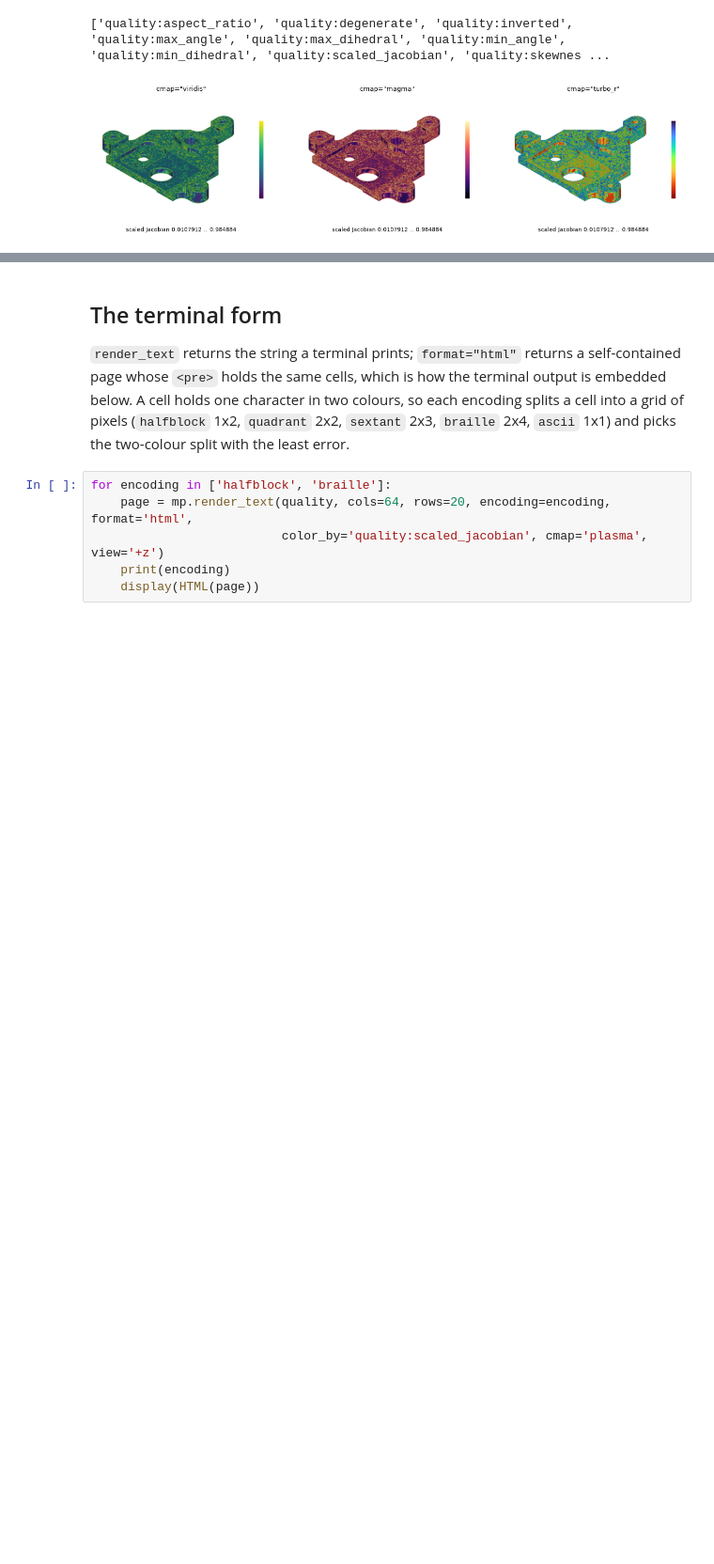
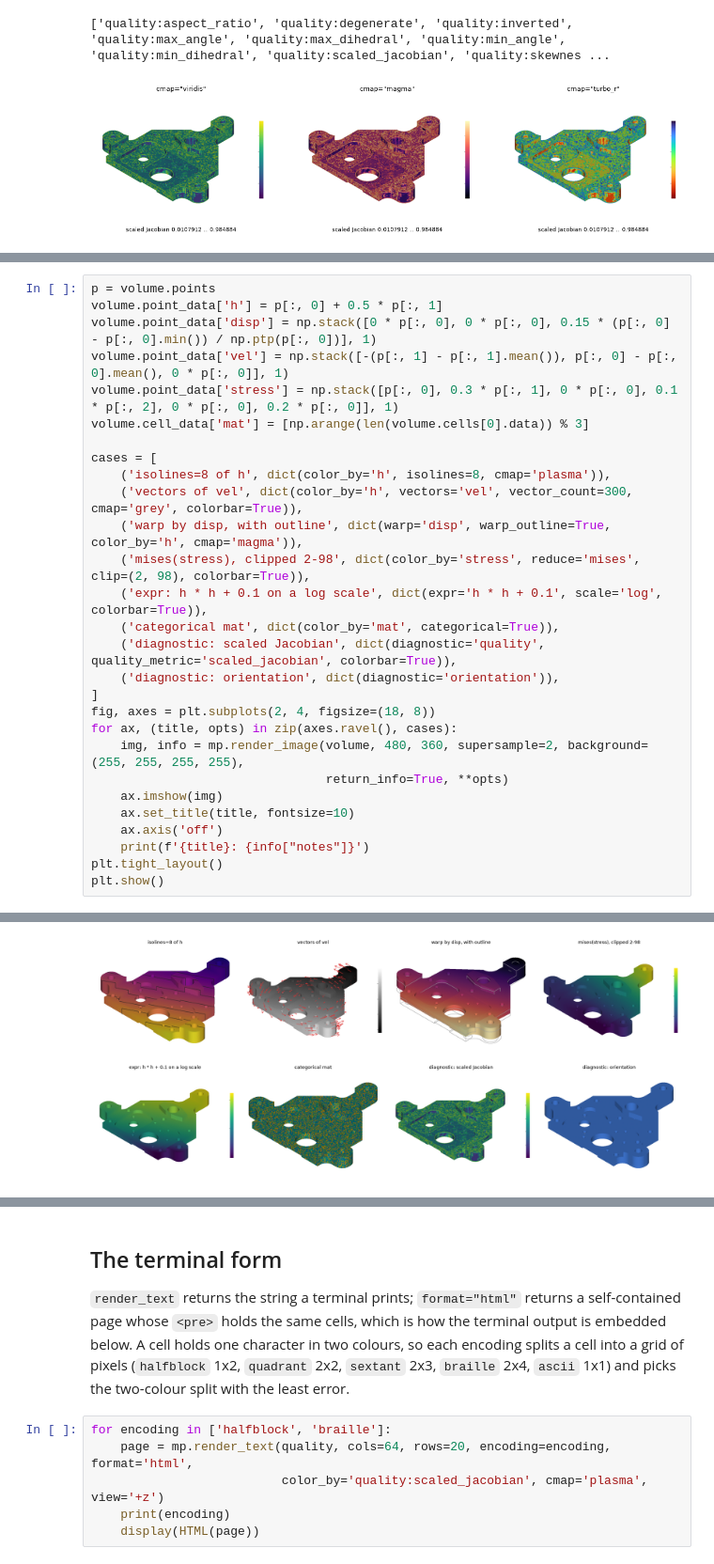
Before and after one commit to loumalouomega/meshioplusplus, a Jupyter notebook: example/python/31_terminal_rendering.ipynb, the cells around one changed output, grey strips where cells are left out. Shown at 94% size. Cells and saved outputs as stored; diff of their text form; blank space fills up the shorter version.

```diff
--- a/example/python/31_terminal_rendering.ipynb
+++ b/example/python/31_terminal_rendering.ipynb
@@ -113,0 +118,29 @@ plt.show()
+# %%
+p = volume.points
+volume.point_data['h'] = p[:, 0] + 0.5 * p[:, 1]
+volume.point_data['disp'] = np.stack([0 * p[:, 0], 0 * p[:, 0], 0.15 * (p[:, 0] - p[:, 0].min()) / np.ptp(p[:, 0])], 1)
+volume.point_data['vel'] = np.stack([-(p[:, 1] - p[:, 1].mean()), p[:, 0] - p[:, 0].mean(), 0 * p[:, 0]], 1)
+volume.point_data['stress'] = np.stack([p[:, 0], 0.3 * p[:, 1], 0 * p[:, 0], 0.1 * p[:, 2], 0 * p[:, 0], 0.2 * p[:, 0]], 1)
+volume.cell_data['mat'] = [np.arange(len(volume.cells[0].data)) % 3]
+
+cases = [
+    ('isolines=8 of h', dict(color_by='h', isolines=8, cmap='plasma')),
+    ('vectors of vel', dict(color_by='h', vectors='vel', vector_count=300, cmap='grey', colorbar=True)),
+    ('warp by disp, with outline', dict(warp='disp', warp_outline=True, color_by='h', cmap='magma')),
+    ('mises(stress), clipped 2-98', dict(color_by='stress', reduce='mises', clip=(2, 98), colorbar=True)),
+    ('expr: h * h + 0.1 on a log scale', dict(expr='h * h + 0.1', scale='log', colorbar=True)),
+    ('categorical mat', dict(color_by='mat', categorical=True)),
+    ('diagnostic: scaled Jacobian', dict(diagnostic='quality', quality_metric='scaled_jacobian', colorbar=True)),
+    ('diagnostic: orientation', dict(diagnostic='orientation')),
+]
+fig, axes = plt.subplots(2, 4, figsize=(18, 8))
+for ax, (title, opts) in zip(axes.ravel(), cases):
+    img, info = mp.render_image(volume, 480, 360, supersample=2, background=(255, 255, 255, 255),
+                                return_info=True, **opts)
+    ax.imshow(img)
+    ax.set_title(title, fontsize=10)
+    ax.axis('off')
+    print(f'{title}: {info["notes"]}')
+plt.tight_layout()
+plt.show()
+# %% [output]
@@ -113,0 +155 @@ plt.show()
+[figure, added]
```
Also changed, not shown: parts of 3 cells of this notebook, 13 other files.
